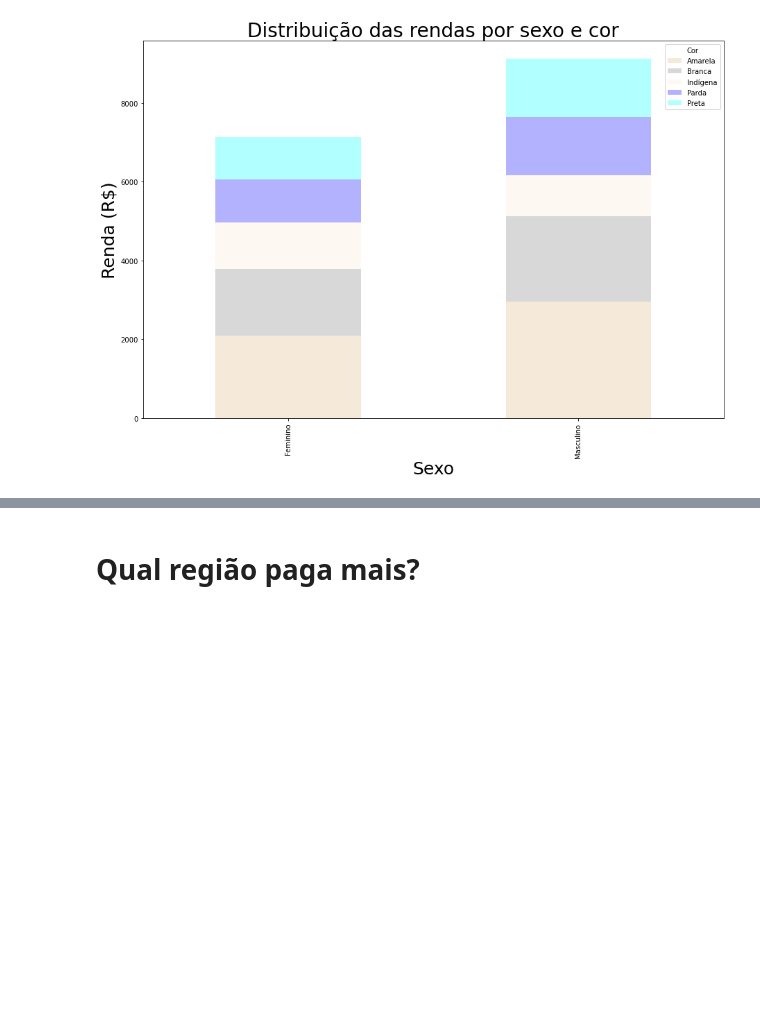
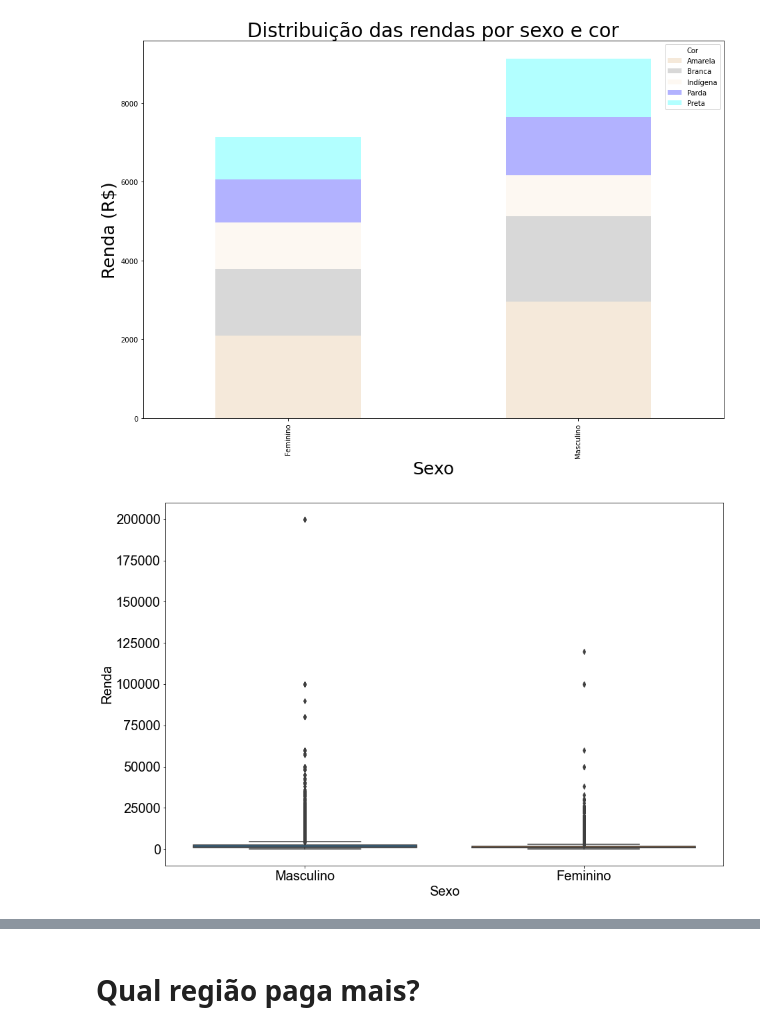
Before and after one commit to Marcus-Bernard0/Data-Science-projects, a Jupyter notebook: 1 - Projeto PNAD/Projeto.ipynb, the cells around one changed output, grey strips where cells are left out. Saved outputs shown, nothing was run; the diff lists cells and outputs as text; code cells hidden in the pictures; blank space fills up the shorter version.

```diff
--- a/1 - Projeto PNAD/Projeto.ipynb
+++ b/1 - Projeto PNAD/Projeto.ipynb
@@ -424,3 +426,8 @@ Text(0.5, 0, 'Sexo')
 # %%
 plt.rcParams['figure.figsize'] = [2, 2]
 ax.figure.savefig('cor.png')
+# %%
+ax = sns.boxplot( y = 'Renda', x = 'Sexo', data = dados)
+ax.figure.set_size_inches(15, 10)
+# %% [output]
+[figure, added]
```
Also changed, not shown: parts of 26 cells of this notebook, 4 other files.
